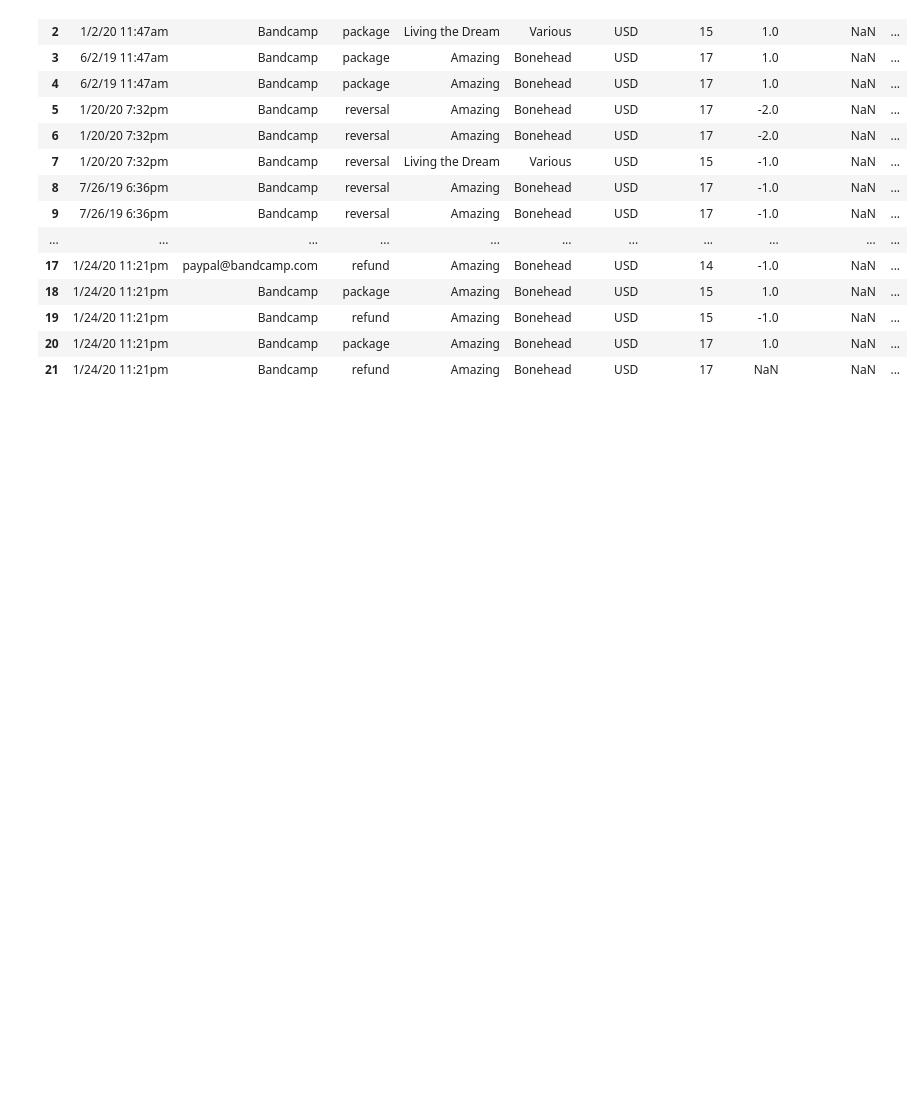
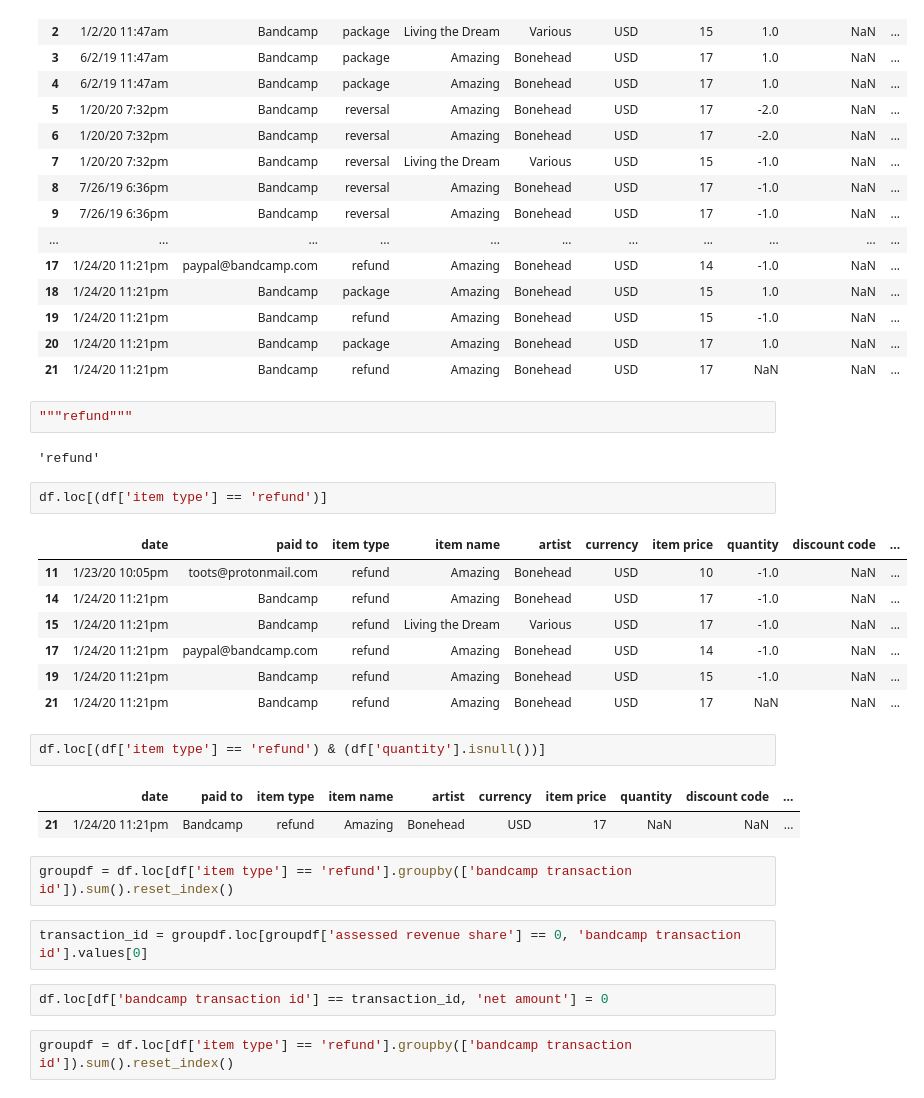
Before and after one commit to christopher-kirkley/royaltyappv4, a Jupyter notebook: pandaoperations3.ipynb, the cells around one changed output. Cells and saved outputs as stored; diff of their text form; blank space fills up the shorter version.

Commit message:
Can input refund amount.

```diff
--- a/pandaoperations3.ipynb
+++ b/pandaoperations3.ipynb
@@ -50,3 +50,30 @@ df
 | 19 | 1/24/20 11:21pm | Bandcamp | refund | Amazing | Bonehead | USD | 15 | -1.0 | NaN | ... |
 | 20 | 1/24/20 11:21pm | Bandcamp | package | Amazing | Bonehead | USD | 17 | 1.0 | NaN | ... |
 | 21 | 1/24/20 11:21pm | Bandcamp | refund | Amazing | Bonehead | USD | 17 | NaN | NaN | ... |
+# %%
+"""refund"""
+# %% [output]
+'refund'
+# %%
+df.loc[(df['item type'] == 'refund')]
+# %% [output]
+|  | date | paid to | item type | item name | artist | currency | item price | quantity | discount code | ... |
+| 11 | 1/23/20 10:05pm | toots@protonmail.com | refund | Amazing | Bonehead | USD | 10 | -1.0 | NaN | ... |
+| 14 | 1/24/20 11:21pm | Bandcamp | refund | Amazing | Bonehead | USD | 17 | -1.0 | NaN | ... |
+| 15 | 1/24/20 11:21pm | Bandcamp | refund | Living the Dream | Various | USD | 17 | -1.0 | NaN | ... |
+| 17 | 1/24/20 11:21pm | paypal@bandcamp.com | refund | Amazing | Bonehead | USD | 14 | -1.0 | NaN | ... |
+| 19 | 1/24/20 11:21pm | Bandcamp | refund | Amazing | Bonehead | USD | 15 | -1.0 | NaN | ... |
+| 21 | 1/24/20 11:21pm | Bandcamp | refund | Amazing | Bonehead | USD | 17 | NaN | NaN | ... |
+# %%
+df.loc[(df['item type'] == 'refund') & (df['quantity'].isnull())]
+# %% [output]
+|  | date | paid to | item type | item name | artist | currency | item price | quantity | discount code | ... |
+| 21 | 1/24/20 11:21pm | Bandcamp | refund | Amazing | Bonehead | USD | 17 | NaN | NaN | ... |
+# %%
+groupdf = df.loc[df['item type'] == 'refund'].groupby(['bandcamp transaction id']).sum().reset_index()
+# %%
+transaction_id = groupdf.loc[groupdf['assessed revenue share'] == 0, 'bandcamp transaction id'].values[0]
+# %%
+df.loc[df['bandcamp transaction id'] == transaction_id, 'net amount'] = 0
+# %%
+groupdf = df.loc[df['item type'] == 'refund'].groupby(['bandcamp transaction id']).sum().reset_index()
```
Also changed, not shown: parts of 3 cells of this notebook, 4 other files.
